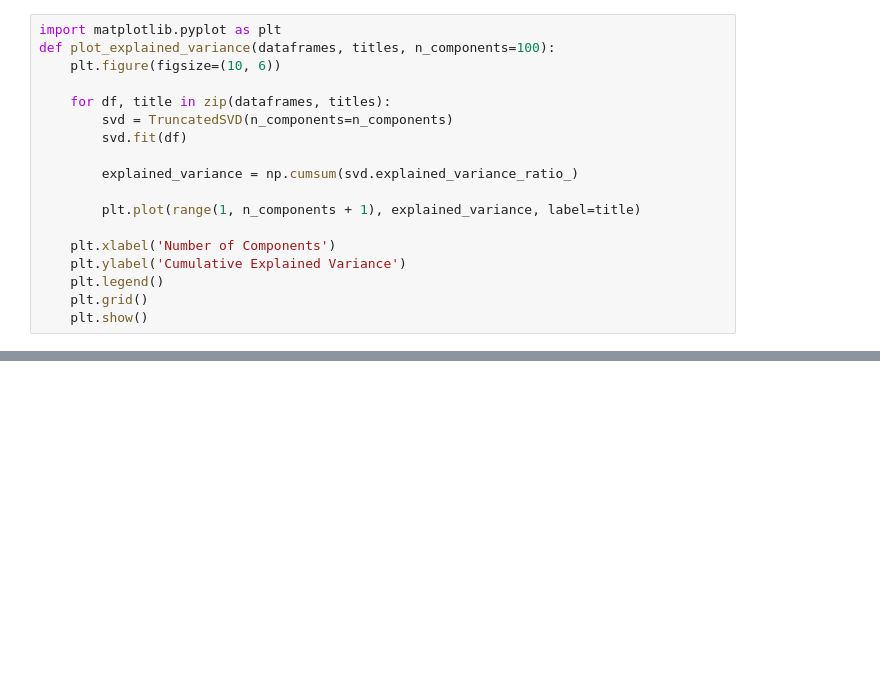
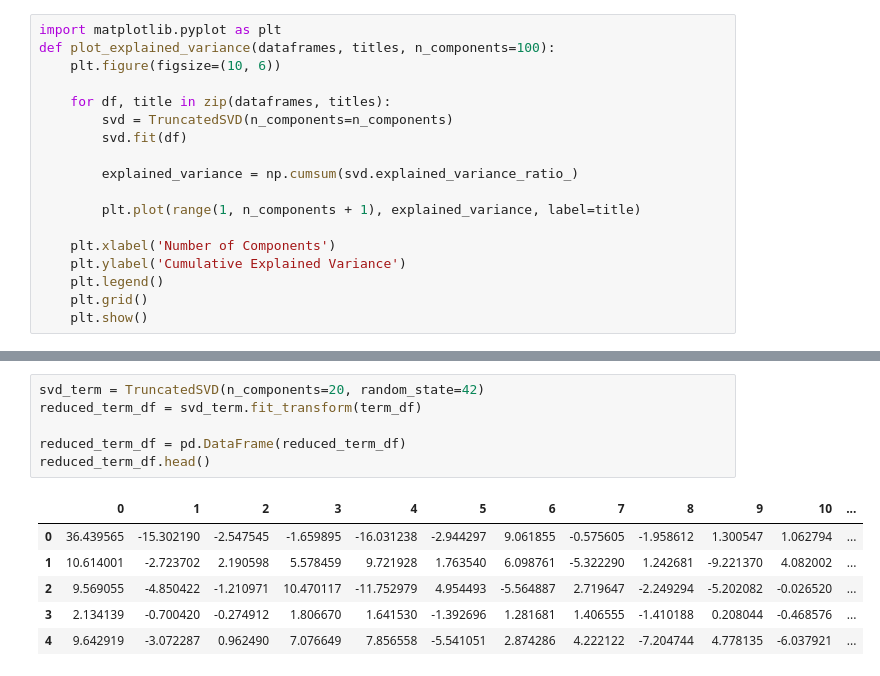
Before and after one commit to Matin-M/DTM-Predictor, a Jupyter notebook: Preprocessing/dimentionality_reduction.ipynb, the cells around one changed output, grey strips where cells are left out. Cells and saved outputs as stored; diff of their text form; blank space fills up the shorter version.

```diff
--- a/Preprocessing/dimentionality_reduction.ipynb
+++ b/Preprocessing/dimentionality_reduction.ipynb
@@ -59,0 +85,13 @@ plot_explained_variance([term_df], ['Unigrams'])
+# %%
+svd_term = TruncatedSVD(n_components=20, random_state=42)
+reduced_term_df = svd_term.fit_transform(term_df)
+
+reduced_term_df = pd.DataFrame(reduced_term_df)
+reduced_term_df.head()
+# %% [output]
+|  | 0 | 1 | 2 | 3 | 4 | 5 | 6 | 7 | 8 | 9 | 10 | ... |
+| 0 | 36.439565 | -15.302190 | -2.547545 | -1.659895 | -16.031238 | -2.944297 | 9.061855 | -0.575605 | -1.958612 | 1.300547 | 1.062794 | ... |
+| 1 | 10.614001 | -2.723702 | 2.190598 | 5.578459 | 9.721928 | 1.763540 | 6.098761 | -5.322290 | 1.242681 | -9.221370 | 4.082002 | ... |
+| 2 | 9.569055 | -4.850422 | -1.210971 | 10.470117 | -11.752979 | 4.954493 | -5.564887 | 2.719647 | -2.249294 | -5.202082 | -0.026520 | ... |
+| 3 | 2.134139 | -0.700420 | -0.274912 | 1.806670 | 1.641530 | -1.392696 | 1.281681 | 1.406555 | -1.410188 | 0.208044 | -0.468576 | ... |
+| 4 | 9.642919 | -3.072287 | 0.962490 | 7.076649 | 7.856558 | -5.541051 | 2.874286 | 4.222122 | -7.204744 | 4.778135 | -6.037921 | ... |
```
Also changed, not shown: parts of 9 cells of this notebook, 1 other file.
